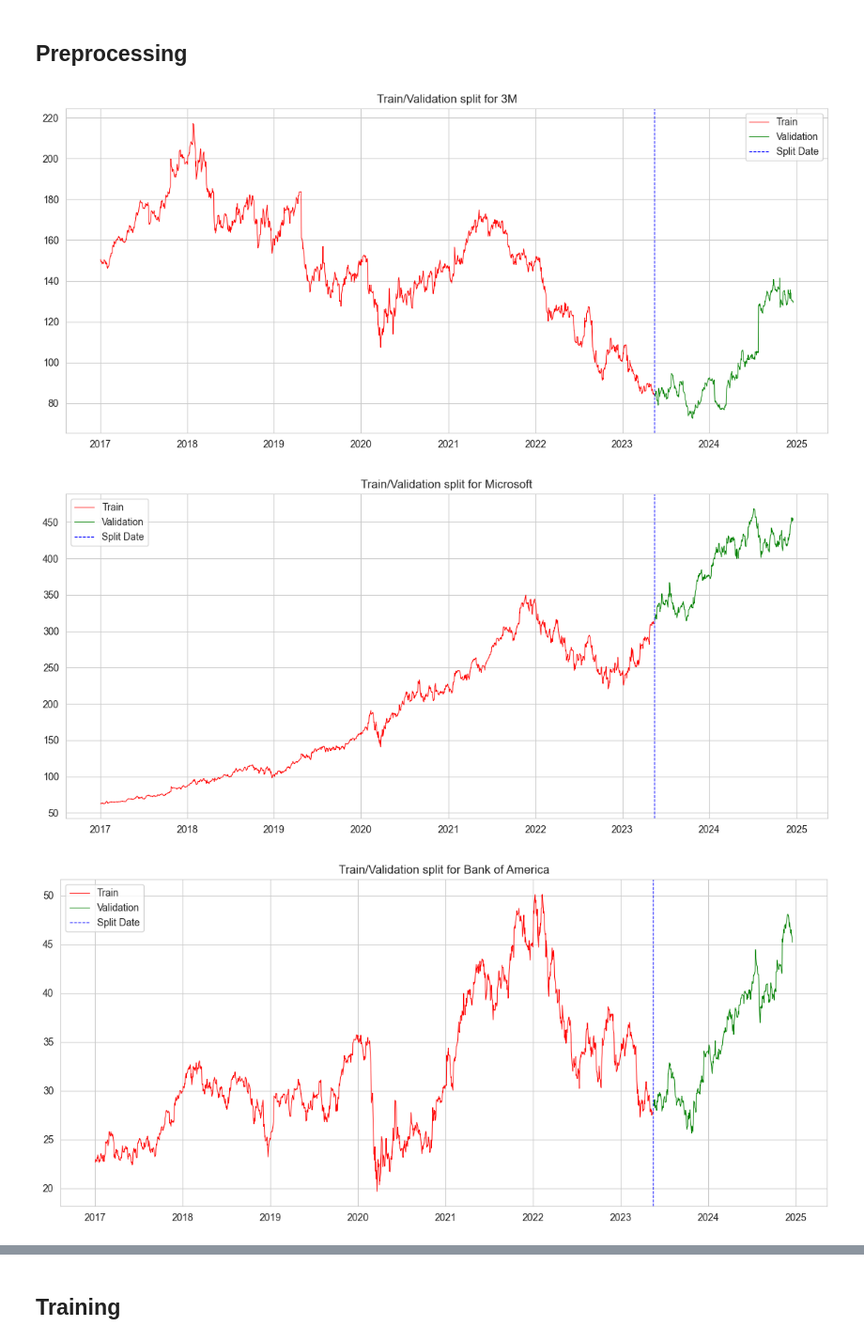
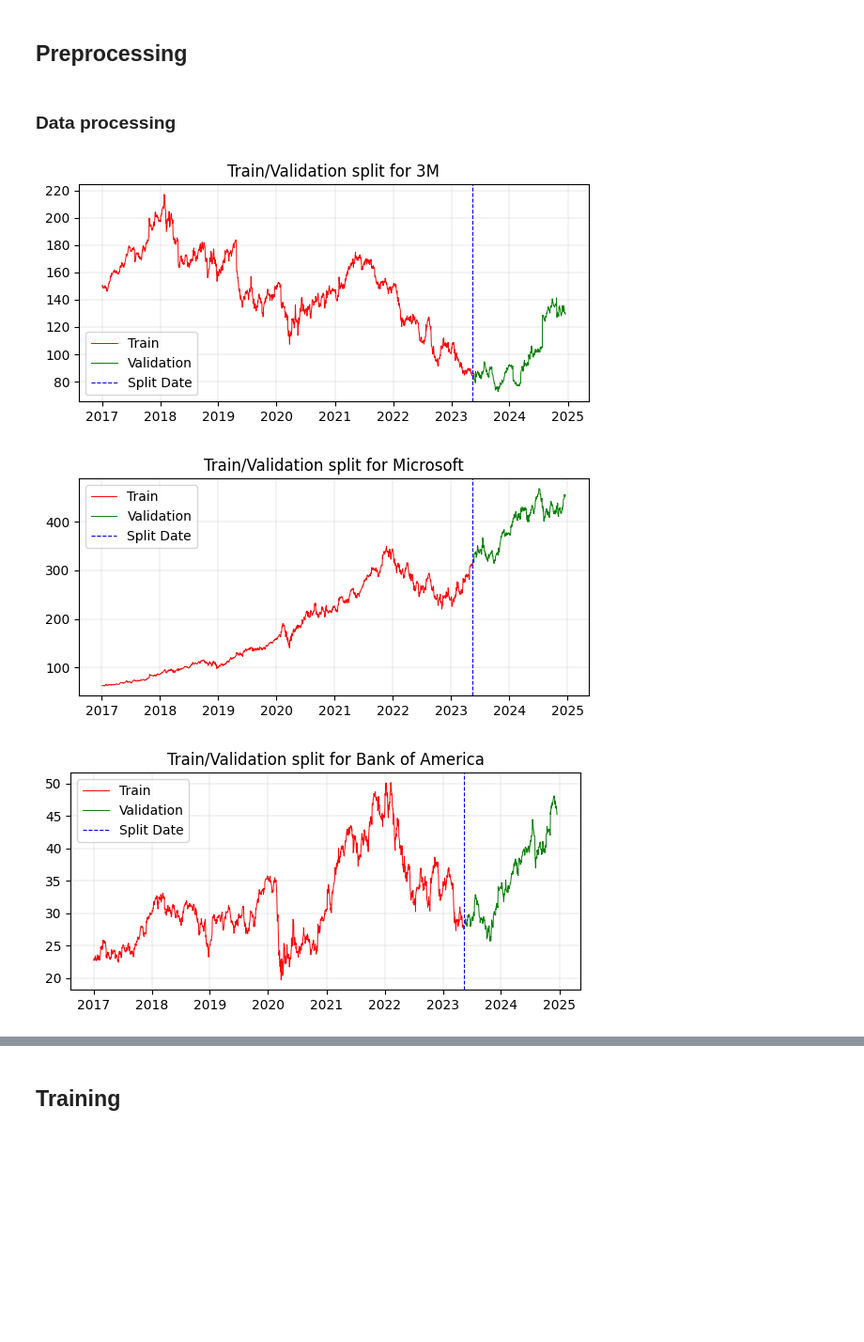
Before and after one commit to rrrbbb1/lstm-stock-prediction, a Jupyter notebook: notebook.ipynb, the cells around one changed output, grey strips where cells are left out. Shown at 94% size. Drawn from its saved outputs; the diff is of its cells as text; code cells hidden in the pictures; blank space fills up the shorter version.

```diff
--- a/notebook.ipynb
+++ b/notebook.ipynb
@@ -100,10 +65,0 @@ prices.head()
-# %%
-price = prices[prices['Company'] == 'Bank of America']['High'].values
-dates = prices['date'].drop_duplicates().values
-
-plt.figure(figsize=(14, 6))
-sns.set_style('whitegrid')
-plt.plot(dates, price, linewidth=0.7, label='3M', c='b')
-plt.legend()
-plt.title('High prices through time')
-plt.show()
@@ -208,5 +213,7 @@ news.head(100)
 # Feeding Price without sentiment as inputs
 # %% [markdown]
 ## Preprocessing
+# %% [markdown]
+### Data processing
 # %%
 num_companies = 10
@@ -219,20 +232,20 @@ val = prices[prices['date'] > split_date]
 # %%
 companies = prices['Company'].drop_duplicates().values
 for company in companies[:5]:
     train_ex = train[train['Company'] == company]['High'].values
     train_dates = train['date'].drop_duplicates().values
     val_ex = val[val['Company'] == company]['High'].values
     val_dates = val['date'].drop_duplicates().values
 
-    plt.figure(figsize=(14, 6))
-    sns.set_style('whitegrid')
+    plt.figure(figsize=(7, 3))
+    plt.grid(linewidth=0.2)
     plt.plot(train_dates, train_ex, linewidth=0.7, label='Train', c='r')
     plt.plot(val_dates, val_ex, linewidth=0.7, label='Validation', c='g')
     plt.axvline(x=split_date, color='b', linestyle='--', linewidth=0.8, label='Split Date')
     plt.legend()
     plt.title(f'Train/Validation split for {company}')
 plt.show()
 # %% [output]
-[figure, old version]
+[figure, new version]
-[figure, old version]
+[figure, new version]
-[figure, old version]
+[figure, new version]
```
Also changed, not shown: parts of 72 cells of this notebook.
